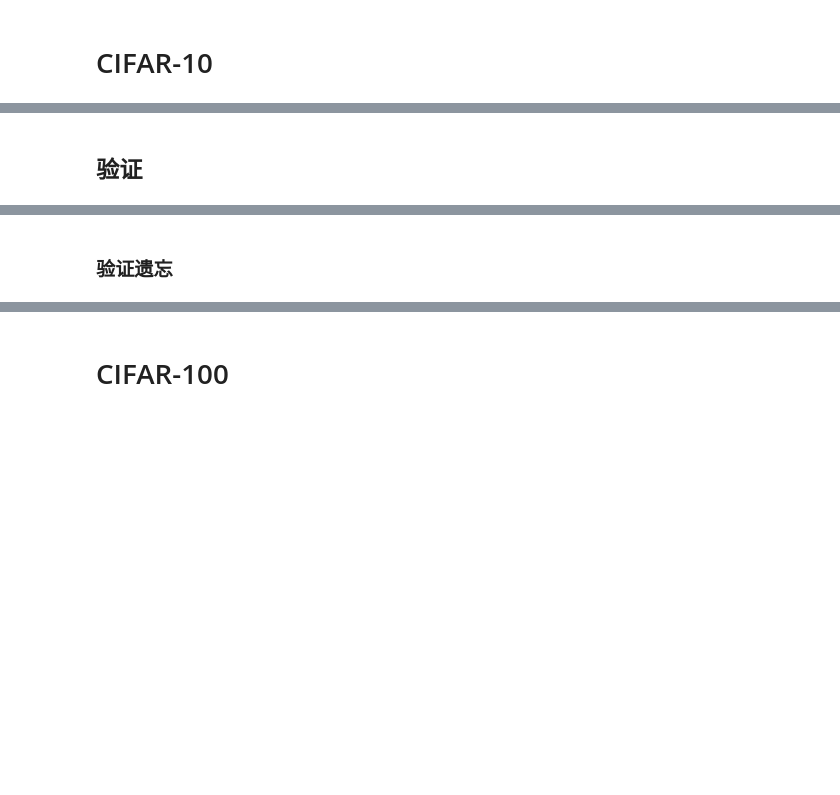
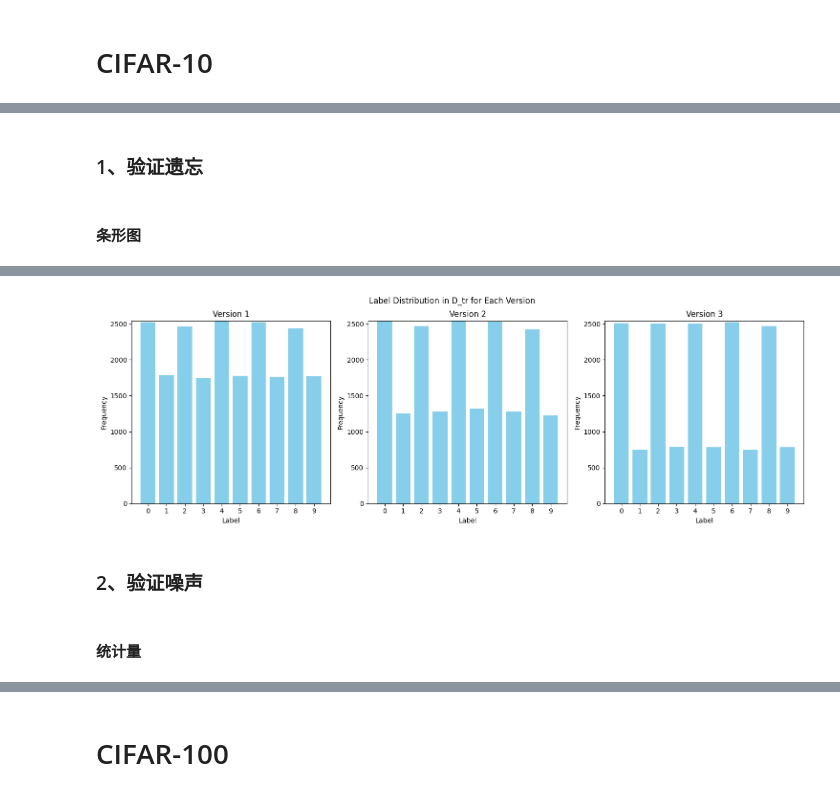
Before and after one commit to rainmilk/contra, a Jupyter notebook: result_analysis/dataset_analysis.ipynb, the cells around one changed output, grey strips where cells are left out. Cells and saved outputs as stored; diff of their text form; code cells hidden in the pictures; blank space fills up the shorter version.

```diff
--- a/result_analysis/dataset_analysis.ipynb
+++ b/result_analysis/dataset_analysis.ipynb
@@ -128,2 +181,73 @@
+# %% [markdown]
+### 1、验证遗忘
 # %% [markdown]
-## 验证
+#### 条形图
+# %%
+import os
+import numpy as np
+import matplotlib.pyplot as plt
+import torch
+
+num_versions = 3  # 假设有3个版本的增量数据集
+num_classes = 10  # CIFAR-10 共有10个类
+
+# 函数用于加载每个版本的 D_tr 数据集
+def load_d_tr(version, base_dir):
+    data_path = os.path.join(base_dir, f"D_tr_data_version_{version}.npy")
+    labels_path = os.path.join(base_dir, f"D_tr_labels_version_{version}.npy")
+
+    data = torch.load(data_path)
+    labels = torch.load(labels_path)
+
+    # 验证数据形状和标签范围
+    print(f"版本 {version}:")
+    print(f"数据形状: {data.shape}, 标签形状: {labels.shape}")
+    print(f"标签唯一值: {np.unique(labels)}")
+
+    return data, labels
+
+# 验证每个版本 D_tr 的标签分布变化并统一纵坐标
+def plot_label_distribution(base_dir):
+    plt.style.use("default")
+    fig, axs = plt.subplots(1, num_versions, figsize=(15, 5))
+    fig.suptitle("Label Distribution in D_tr for Each Version")
+
+    max_count = 0  # 初始化最大频率值
+
+    # 计算所有版本中的最大频率值
+    for version in range(1, num_versions + 1):
+        _, labels = load_d_tr(version, base_dir)
+        _, counts = np.unique(labels, return_counts=True)
+        max_count = max(max_count, max(counts))
+
+    # 绘图并设置统一的纵坐标
+    for version in range(1, num_versions + 1):
+        _, labels = load_d_tr(version, base_dir)
+        unique, counts = np.unique(labels, return_counts=True)
+
+        # 为了保持 x 轴一致，确保横坐标是从 0 到 9（共10个类）
+        full_counts = np.zeros(num_classes)
+        full_counts[unique] = counts  # 填充实际的计数值
+
+        axs[version - 1].bar(range(num_classes), full_counts, color='skyblue')
+        axs[version - 1].set_title(f"Version {version}")
+        axs[version - 1].set_xlabel("Label")
+        axs[version - 1].set_ylabel("Frequency")
+        axs[version - 1].set_xticks(range(num_classes))  # 保证横轴一致
+        axs[version - 1].set_ylim(0, max_count)  # 设置统一的纵坐标最大值
+
+    plt.tight_layout()
+    fig.subplots_adjust(top=0.88)  # 调整顶部以避免标题与图形重叠
+    plt.show()
+
+# 定义数据集的路径
+# base_dir_1 = "../data/cifar-10/gen/nr_0.2_nt_asymmetric"
+# 加载每个版本的 D_tr 并验证其分布
+# print("验证 base_dir_1 数据集:")
+# plot_label_distribution(base_dir_1)
+
+# 定义数据集的路径
+base_dir_2 = "../data/cifar-10/gen/nr_0.2_nt_symmetric"
+print("验证 base_dir_2 数据集:")
+plot_label_distribution(base_dir_2)
+# %% [output]
@@ -130,2 +273,5 @@
+[figure, added]
+# %% [markdown]
+### 2、验证噪声
 # %% [markdown]
-### 验证遗忘
+#### 统计量
```
Also changed, not shown: parts of 17 cells of this notebook, 2 other files.
